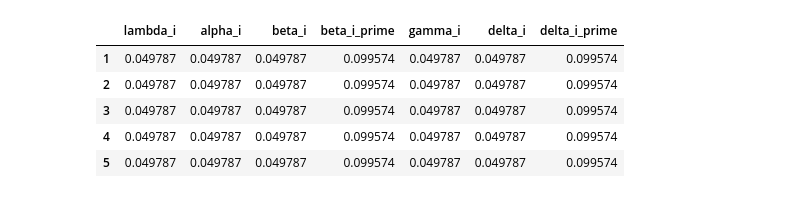
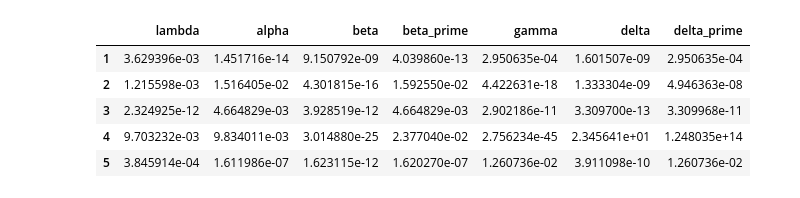
Before and after one commit to carlosaccp/Santander-SE-ME, a Jupyter notebook: code/fit_m5_final.ipynb, the cells around one changed output. Saved outputs shown, nothing was run; the diff lists cells and outputs as text; code cells hidden in the pictures.

Commit message:
do model 5 maybe?

```diff
--- a/code/fit_m5_final.ipynb
+++ b/code/fit_m5_final.ipynb
@@ -132,9 +132,9 @@ def m5_log_likelihood(t, t_prime, durations, compensator_helpers, recursion_help
 
    C_ = C_i(len(t), t, t_prime, durations, delta_i, delta_i_prime, recursion_helpers)
 
-   term1 = np.sum(np.log(lambda_i + alpha_i*B_ + gamma_i*C_))
+   term1_log_l = np.sum(np.log(lambda_i + alpha_i*B_ + gamma_i*C_))
 
-   term2 = -compensator_m5(T, compensator_helpers, lambda_i, alpha_i,
+   term2_log_l = -compensator_m5(T, compensator_helpers, lambda_i, alpha_i,
       beta_i, beta_i_prime, gamma_i, delta_i, delta_i_prime)
 
-   return term1 + term2
+   return term1_log_l + term2_log_l
@@ -198,7 +192,7 @@ for st_id in tqdm(train_sorted_start_ids[:N_stat]):
     # m3_station_params = model_3_params.loc[st_id].to_numpy()
     #x0 = [np.log(m2_station_params[0]), np.log(m2_station_params[1] -m2_station_params[0] ), np.log(m3_station_params[0]), np.log(m3_station_params[1] - m3_station_params[0]), np.log(m3_station_params[-1])] # np.log(rates_dict[station.start_id.unique()[0]])]
     #x0 = np.random.random(7)/10
-    x0 = np.ones(7) * -3
+    x0 = np.ones(7) * -20
     op_m5_log_likelihood = lambda x: -condensed_log_l_m5(time_params_dict[st_id], transform_params(x))
     sol = op.minimize(op_m5_log_likelihood, x0, method="Nelder-Mead")
     if sol.success:
@@ -209,0 +208,17 @@ for st_id in tqdm(train_sorted_start_ids[:N_stat]):
+# %%
+unconverged_it2 = []
+N_stat = 5
+for st_id in tqdm(unconverged_it1):
+    # m2_station_params = model_2_params.loc[st_id].to_numpy()
+    # m3_station_params = model_3_params.loc[st_id].to_numpy()
+    #x0 = [np.log(m2_station_params[0]), np.log(m2_station_params[1] -m2_station_params[0] ), np.log(m3_station_params[0]), np.log(m3_station_params[1] - m3_station_params[0]), np.log(m3_station_params[-1])] # np.log(rates_dict[station.start_id.unique()[0]])]
+    #x0 = np.random.random(7)/10
+    x0 = np.ones(7) * -15
+    op_m5_log_likelihood = lambda x: -condensed_log_l_m5(time_params_dict[st_id], transform_params(x))
+    sol = op.minimize(op_m5_log_likelihood, x0, method="Nelder-Mead")
+    if sol.success:
+        max_params = transform_params(sol.x)
+        optimal_parameters_it1[st_id] = max_params
+    else:
+        unconverged_it2.append(st_id)
+        print(f"{st_id} failed to converge.")
@@ -210,3 +227,19 @@ for st_id in tqdm(train_sorted_start_ids[:N_stat]):
+# %%
+unconverged_it3 = []
+for st_id in tqdm(unconverged_it2):
+    # m2_station_params = model_2_params.loc[st_id].to_numpy()
+    # m3_station_params = model_3_params.loc[st_id].to_numpy()
+    #x0 = [np.log(m2_station_params[0]), np.log(m2_station_params[1] -m2_station_params[0] ), np.log(m3_station_params[0]), np.log(m3_station_params[1] - m3_station_params[0]), np.log(m3_station_params[-1])] # np.log(rates_dict[station.start_id.unique()[0]])]
+    #x0 = np.random.random(7)/10
+    x0 = np.ones(7) * -25
+    op_m5_log_likelihood = lambda x: -condensed_log_l_m5(time_params_dict[st_id], transform_params(x))
+    sol = op.minimize(op_m5_log_likelihood, x0, method="Nelder-Mead")
+    if sol.success:
+        max_params = transform_params(sol.x)
+        optimal_parameters_it1[st_id] = max_params
+    else:
+        unconverged_it3.append(st_id)
+        print(f"{st_id} failed to converge.")
 # %%
 optimal_parameters_it1
 # %% [output]
@@ -230,10 +263,11 @@ optimal_parameters_it1
 # %%
-m5_param_df = pd.DataFrame(optimal_parameters_it1.values(), index=optimal_parameters_it1.keys(), columns = ["lambda", "alpha", "beta", "beta_i_prime", "gamma_i", "delta_i", "delta_i_prime"])
+m5_param_df = pd.DataFrame(optimal_parameters_it1.values(), index=optimal_parameters_it1.keys(), columns = ["lambda", "alpha", "beta", "beta_prime", "gamma", "delta", "delta_prime"])
+m5_param_df = m5_param_df.sort_index()
 m5_param_df.head()
 # %% [output]
-|  | lambda_i | alpha_i | beta_i | beta_i_prime | gamma_i | delta_i | delta_i_prime |
-| 1 | 0.049787 | 0.049787 | 0.049787 | 0.099574 | 0.049787 | 0.049787 | 0.099574 |
-| 2 | 0.049787 | 0.049787 | 0.049787 | 0.099574 | 0.049787 | 0.049787 | 0.099574 |
-| 3 | 0.049787 | 0.049787 | 0.049787 | 0.099574 | 0.049787 | 0.049787 | 0.099574 |
-| 4 | 0.049787 | 0.049787 | 0.049787 | 0.099574 | 0.049787 | 0.049787 | 0.099574 |
-| 5 | 0.049787 | 0.049787 | 0.049787 | 0.099574 | 0.049787 | 0.049787 | 0.099574 |
+|  | lambda | alpha | beta | beta_prime | gamma | delta | delta_prime |
+| 1 | 3.629396e-03 | 1.451716e-14 | 9.150792e-09 | 4.039860e-13 | 2.950635e-04 | 1.601507e-09 | 2.950635e-04 |
+| 2 | 1.215598e-03 | 1.516405e-02 | 4.301815e-16 | 1.592550e-02 | 4.422631e-18 | 1.333304e-09 | 4.946363e-08 |
+| 3 | 2.324925e-12 | 4.664829e-03 | 3.928519e-12 | 4.664829e-03 | 2.902186e-11 | 3.309700e-13 | 3.309968e-11 |
+| 4 | 9.703232e-03 | 9.834011e-03 | 3.014880e-25 | 2.377040e-02 | 2.756234e-45 | 2.345641e+01 | 1.248035e+14 |
+| 5 | 3.845914e-04 | 1.611986e-07 | 1.623115e-12 | 1.620270e-07 | 1.260736e-02 | 3.911098e-10 | 1.260736e-02 |
```
Also changed, not shown: parts of 15 cells of this notebook, 3 other files.
